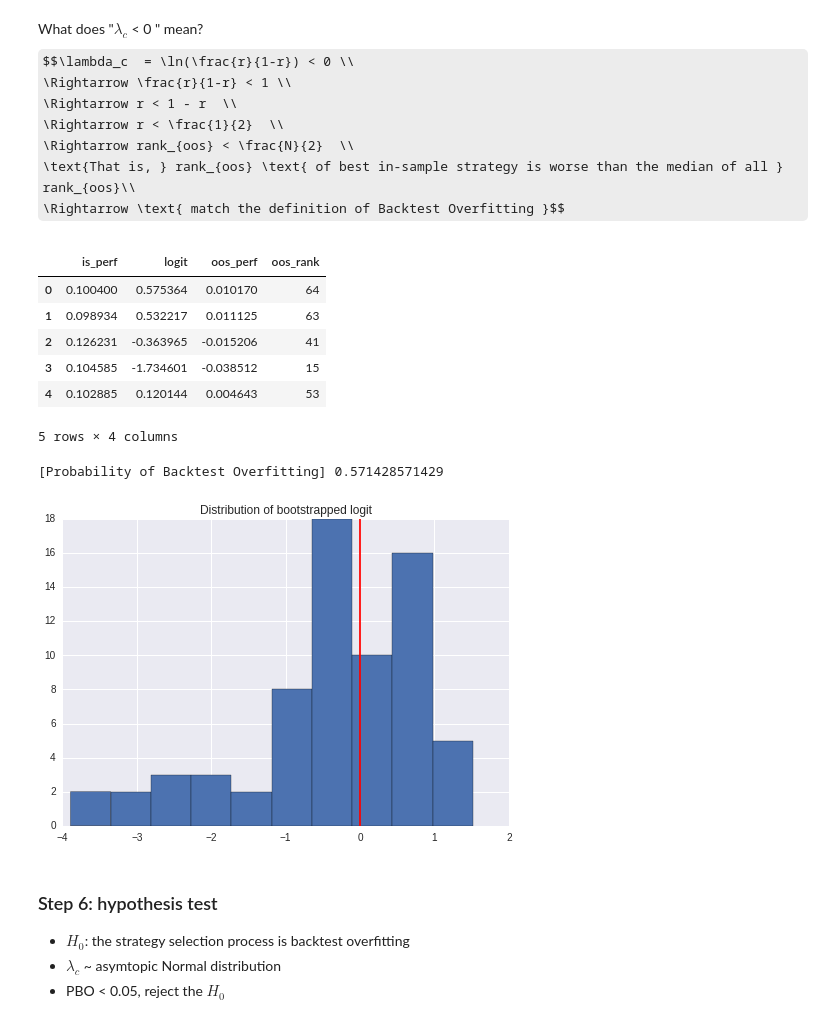
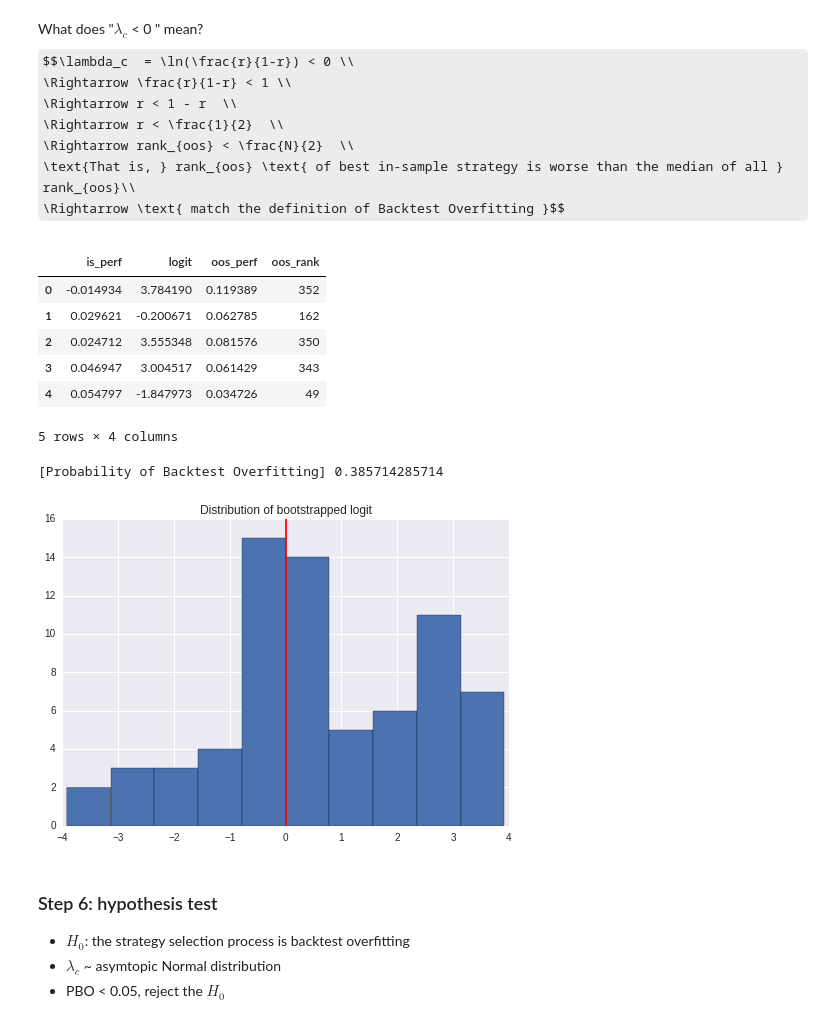
Before and after one commit to yenchiayi/ProbabilityOfBacktestOverfitting, a Jupyter notebook: CSCV.ipynb, the cells around one changed output. Drawn from its saved outputs; the diff is of its cells as text; code cells hidden in the pictures; some formulas as TeX source.

Commit message:
add data

```diff
--- a/CSCV.ipynb
+++ b/CSCV.ipynb
@@ -15,11 +15,15 @@ import scipy.stats as ss
 import matplotlib.pylab as plt
 import seaborn as sns
 import itertools
+# %%
+# Step 1: Collect a matrix M of performance time series from each strategy
+m = pd.read_csv('ret.csv', index_col=0, parse_dates=True)
+t, n = m.shape
 # %%
-# Step 1: Collect a matrix M of performance time series from each strategy
-n = 100
-t = 1000
-m = pd.DataFrame(np.random.normal(0, 1, n*t).reshape(t, n)) # generate a return time series form normal distribution
-m.index = pd.bdate_range(start='2000-01-01', periods=t) # row is the business day
-m.columns = 'Strategy' + (m.columns).map(str) # columns is the index of strategy
-m.head()
+# # Step 1: Collect a matrix M of performance time series from each strategy
+# n = 100
+# t = 1000
+# m = pd.DataFrame(np.random.normal(0, 1, n*t).reshape(t, n)) # generate a return time series form normal distribution
+# m.index = pd.bdate_range(start='2000-01-01', periods=t) # row is the business day
+# m.columns = 'Strategy' + (m.columns).map(str) # columns is the index of strategy
+# m.head()
@@ -200,23 +196,23 @@ df = pd.DataFrame([get_overfitting_statistics(c_) for c_ in cs])
 df.head()
 # %% [output]
 |  | is_perf | logit | oos_perf | oos_rank |
-| 0 | 0.100400 | 0.575364 | 0.010170 | 64 |
-| 1 | 0.098934 | 0.532217 | 0.011125 | 63 |
-| 2 | 0.126231 | -0.363965 | -0.015206 | 41 |
-| 3 | 0.104585 | -1.734601 | -0.038512 | 15 |
-| 4 | 0.102885 | 0.120144 | 0.004643 | 53 |
+| 0 | -0.014934 | 3.784190 | 0.119389 | 352 |
+| 1 | 0.029621 | -0.200671 | 0.062785 | 162 |
+| 2 | 0.024712 | 3.555348 | 0.081576 | 350 |
+| 3 | 0.046947 | 3.004517 | 0.061429 | 343 |
+| 4 | 0.054797 | -1.847973 | 0.034726 | 49 |
 5 rows × 4 columns
 # %%
 # Step 5: define relative frequency
 # topic: probability of backtest overfitting
 df.logit.replace([np.inf, -np.inf], np.nan).dropna().hist(bins=10)#title='Distribution of logit'
 plt.axvline(0, color='red')
-plt.title('Distribution of bootstrapped logit')df.lo
+plt.title('Distribution of bootstrapped logit')
 pbo = sum(df.logit < 0)/float(len(df.logit))
 print "[Probability of Backtest Overfitting] %s " % pbo
 # %% [output]
-[Probability of Backtest Overfitting] 0.571428571429
+[Probability of Backtest Overfitting] 0.385714285714
-[figure, old version]
+[figure, new version]
 # %% [markdown]
 ### Step 6: hypothesis test
 * $H_0$: the strategy selection process is backtest overfitting
```
Also changed, not shown: parts of 9 cells of this notebook, 1 other file.
